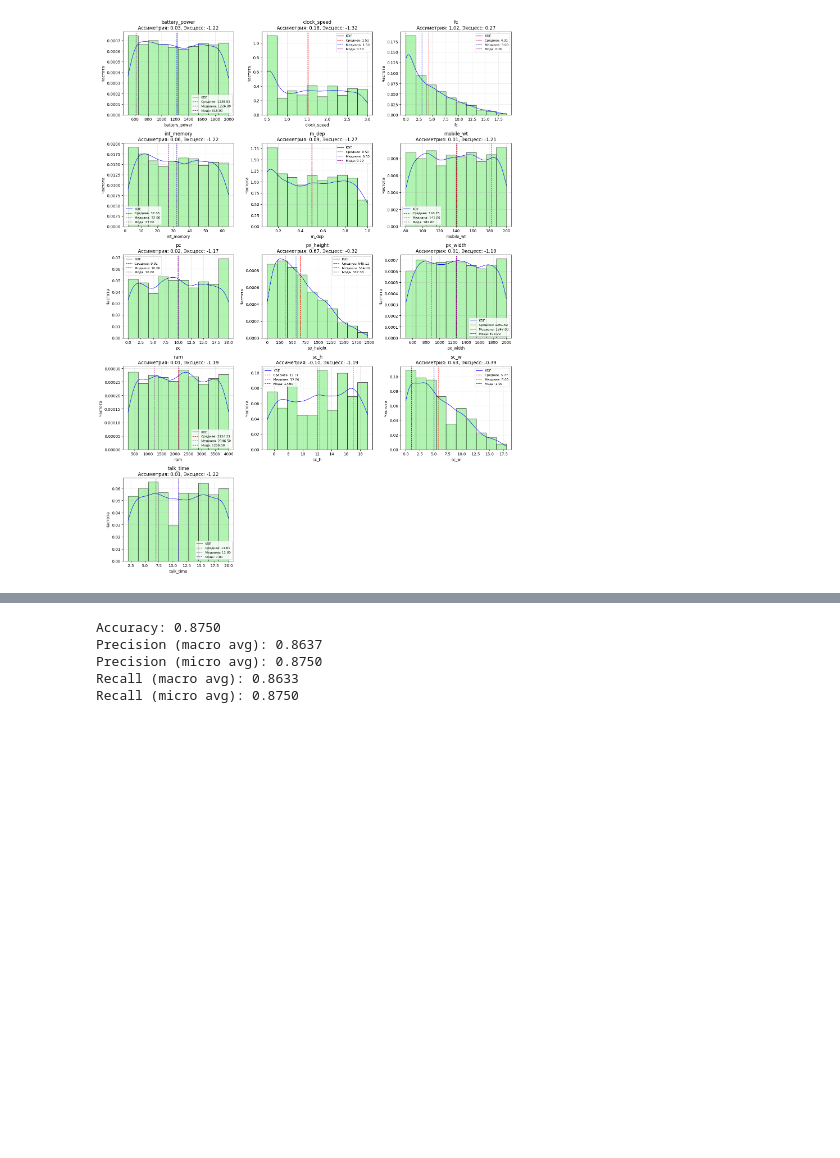
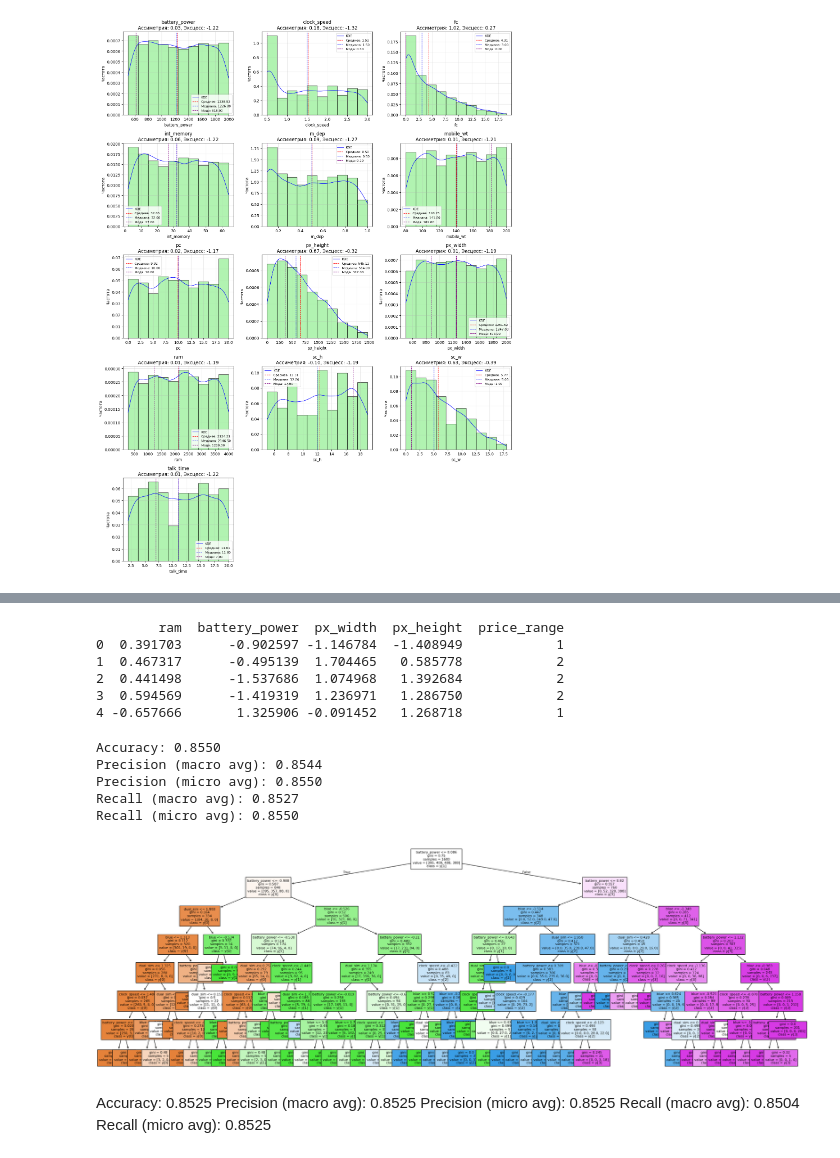
Before and after one commit to NatRan2077/MetodAnali, a Jupyter notebook: lab.ipynb, the cells around one changed output, grey strips where cells are left out. Saved outputs shown, nothing was run; the diff lists cells and outputs as text; code cells hidden in the pictures; blank space fills up the shorter version.

```diff
--- a/lab.ipynb
+++ b/lab.ipynb
@@ -183,17 +388,60 @@ y_pred_svc = svc.predict(X_test)
+# %%
+important_features = ['ram', 'battery_power', 'px_width', 'px_height']
+
+important_features.append('price_range')
+
+df_trainClr = df_train[important_features]
+
+print(df_trainClr.head())
+# %% [output]
+        ram  battery_power  px_width  px_height  price_range
+0  0.391703      -0.902597 -1.146784  -1.408949            1
+1  0.467317      -0.495139  1.704465   0.585778            2
+2  0.441498      -1.537686  1.074968   1.392684            2
+3  0.594569      -1.419319  1.236971   1.286750            2
+4 -0.657666       1.325906 -0.091452   1.268718            1
 # %%
-accuracy_svc = accuracy_score(y_test, y_pred_svc)
-precision_macro_svc = precision_score(y_test, y_pred_svc, average='macro')
-precision_micro_svc = precision_score(y_test, y_pred_svc, average='micro')
-recall_macro_svc = recall_score(y_test, y_pred_svc, average='macro')
-recall_micro_svc = recall_score(y_test, y_pred_svc, average='micro')
-print(f"Accuracy: {accuracy_svc:.4f}")
-print(f"Precision (macro avg): {precision_macro_svc:.4f}")
-print(f"Precision (micro avg): {precision_micro_svc:.4f}")
-print(f"Recall (macro avg): {recall_macro_svc:.4f}")
-print(f"Recall (micro avg): {recall_micro_svc:.4f}")
+
+ds_X = df_trainClr.drop(['price_range'], axis=1)
+ds_y = df_trainClr['price_range']
+
+X_train, X_test, y_train, y_test = train_test_split(
+    ds_X, ds_y, test_size=0.2, random_state=42
+)
+
+clf = DecisionTreeClassifier(random_state=42, max_depth=7, min_samples_leaf=5)
+clf.fit(X_train, y_train)
+
+
+y_predicted = clf.predict(X_test)
+
+
+accuracy = accuracy_score(y_test, y_predicted)
+precision_macro = precision_score(y_test, y_predicted, average='macro')
+precision_micro = precision_score(y_test, y_predicted, average='micro')
+recall_macro = recall_score(y_test, y_predicted, average='macro')
+recall_micro = recall_score(y_test, y_predicted, average='micro')
+print(f"Accuracy: {accuracy:.4f}")
+print(f"Precision (macro avg): {precision_macro:.4f}")
+print(f"Precision (micro avg): {precision_micro:.4f}")
+print(f"Recall (macro avg): {recall_macro:.4f}")
+print(f"Recall (micro avg): {recall_micro:.4f}")
+
+plt.figure(figsize=(30,10))
+features = df_train.columns.drop('price_range')
+# classes = df_train.columns.drop(features)
+plot_tree(clf, feature_names=features, class_names=True, filled=True, fontsize=8)
+plt.show()
 # %% [output]
-Accuracy: 0.8750
-Precision (macro avg): 0.8637
-Precision (micro avg): 0.8750
-Recall (macro avg): 0.8633
-Recall (micro avg): 0.8750
+Accuracy: 0.8550
+Precision (macro avg): 0.8544
+Precision (micro avg): 0.8550
+Recall (macro avg): 0.8527
+Recall (micro avg): 0.8550
+[figure, added]
+# %% [markdown]
+Accuracy: 0.8525
+Precision (macro avg): 0.8525
+Precision (micro avg): 0.8525
+Recall (macro avg): 0.8504
+Recall (micro avg): 0.8525
```
Also changed, not shown: parts of 11 cells of this notebook.
